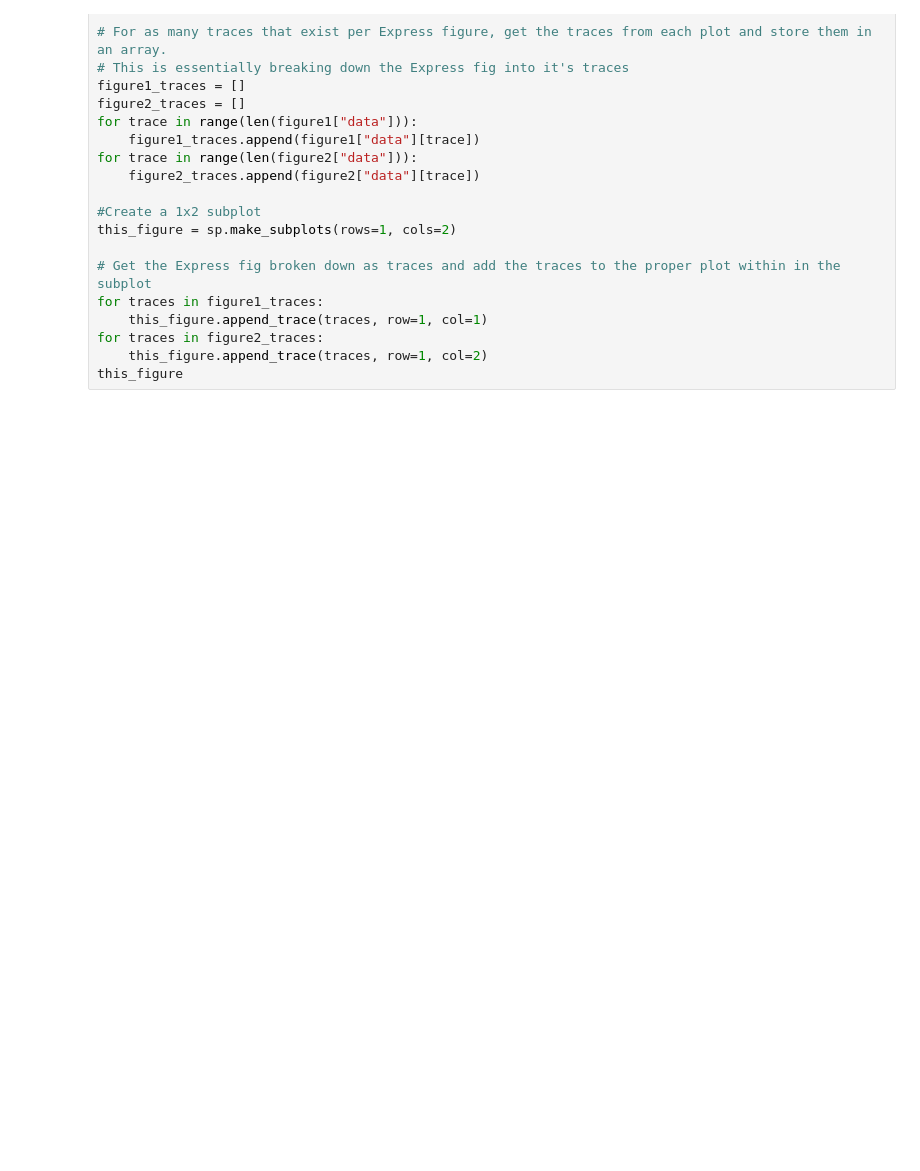
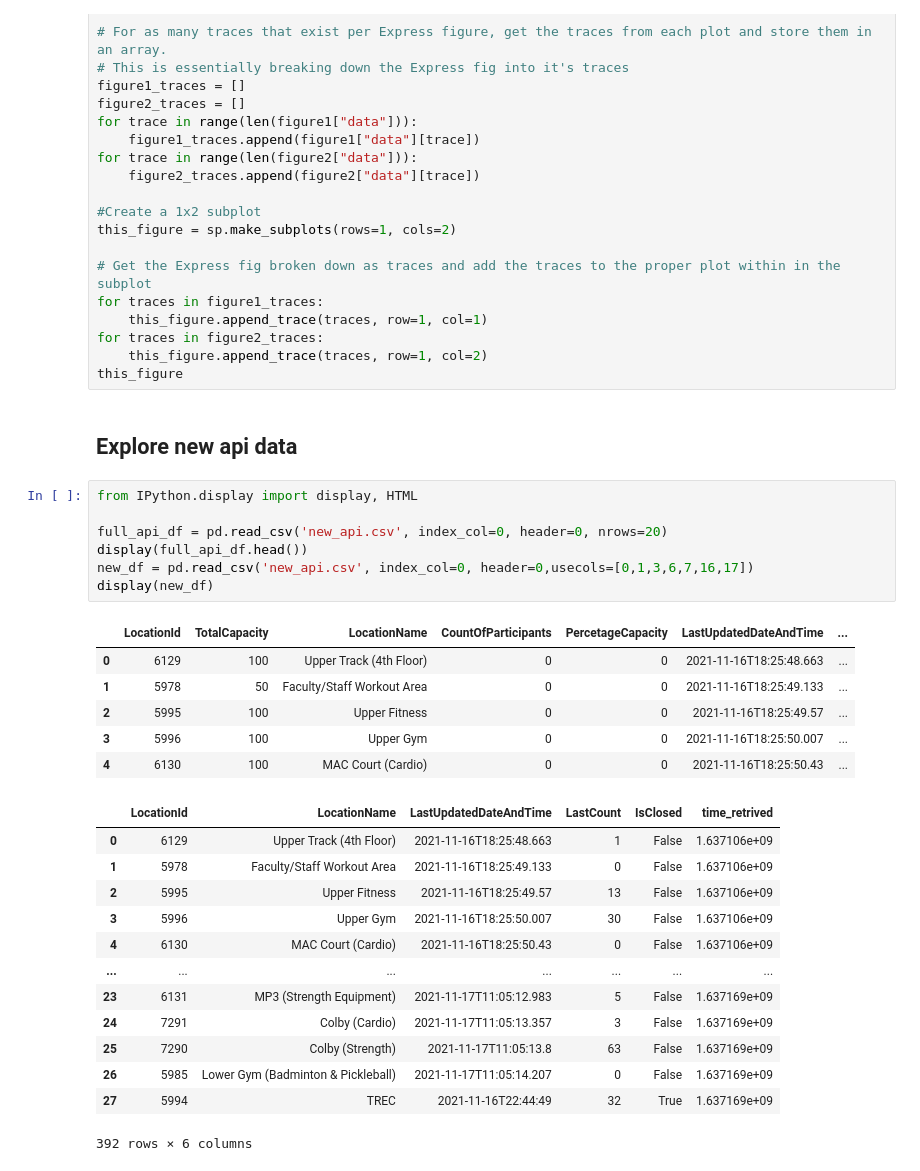
Before and after one commit to sodonova/corecproj, a Jupyter notebook: Exploration.ipynb, the cells around one changed output. Cells and saved outputs as stored; diff of their text form; blank space fills up the shorter version.

```diff
--- a/Exploration.ipynb
+++ b/Exploration.ipynb
@@ -199,3 +205,32 @@ for traces in figure1_traces:
 for traces in figure2_traces:
     this_figure.append_trace(traces, row=1, col=2)
 this_figure
+# %% [markdown]
+## Explore new api data
+# %%
+from IPython.display import display, HTML
+
+full_api_df = pd.read_csv('new_api.csv', index_col=0, header=0, nrows=20)
+display(full_api_df.head())
+new_df = pd.read_csv('new_api.csv', index_col=0, header=0,usecols=[0,1,3,6,7,16,17])
+display(new_df)
+# %% [output]
+|  | LocationId | TotalCapacity | LocationName | CountOfParticipants | PercetageCapacity | LastUpdatedDateAndTime | ... |
+| 0 | 6129 | 100 | Upper Track (4th Floor) | 0 | 0 | 2021-11-16T18:25:48.663 | ... |
+| 1 | 5978 | 50 | Faculty/Staff Workout Area | 0 | 0 | 2021-11-16T18:25:49.133 | ... |
+| 2 | 5995 | 100 | Upper Fitness | 0 | 0 | 2021-11-16T18:25:49.57 | ... |
+| 3 | 5996 | 100 | Upper Gym | 0 | 0 | 2021-11-16T18:25:50.007 | ... |
+| 4 | 6130 | 100 | MAC Court (Cardio) | 0 | 0 | 2021-11-16T18:25:50.43 | ... |
+|  | LocationId | LocationName | LastUpdatedDateAndTime | LastCount | IsClosed | time_retrived |
+| 0 | 6129 | Upper Track (4th Floor) | 2021-11-16T18:25:48.663 | 1 | False | 1.637106e+09 |
+| 1 | 5978 | Faculty/Staff Workout Area | 2021-11-16T18:25:49.133 | 0 | False | 1.637106e+09 |
+| 2 | 5995 | Upper Fitness | 2021-11-16T18:25:49.57 | 13 | False | 1.637106e+09 |
+| 3 | 5996 | Upper Gym | 2021-11-16T18:25:50.007 | 30 | False | 1.637106e+09 |
+| 4 | 6130 | MAC Court (Cardio) | 2021-11-16T18:25:50.43 | 0 | False | 1.637106e+09 |
+| ... | ... | ... | ... | ... | ... | ... |
+| 23 | 6131 | MP3 (Strength Equipment) | 2021-11-17T11:05:12.983 | 5 | False | 1.637169e+09 |
+| 24 | 7291 | Colby (Cardio) | 2021-11-17T11:05:13.357 | 3 | False | 1.637169e+09 |
+| 25 | 7290 | Colby (Strength) | 2021-11-17T11:05:13.8 | 63 | False | 1.637169e+09 |
+| 26 | 5985 | Lower Gym (Badminton & Pickleball) | 2021-11-17T11:05:14.207 | 0 | False | 1.637169e+09 |
+| 27 | 5994 | TREC | 2021-11-16T22:44:49 | 32 | True | 1.637169e+09 |
+392 rows × 6 columns
```
Also changed, not shown: parts of 6 cells of this notebook.
